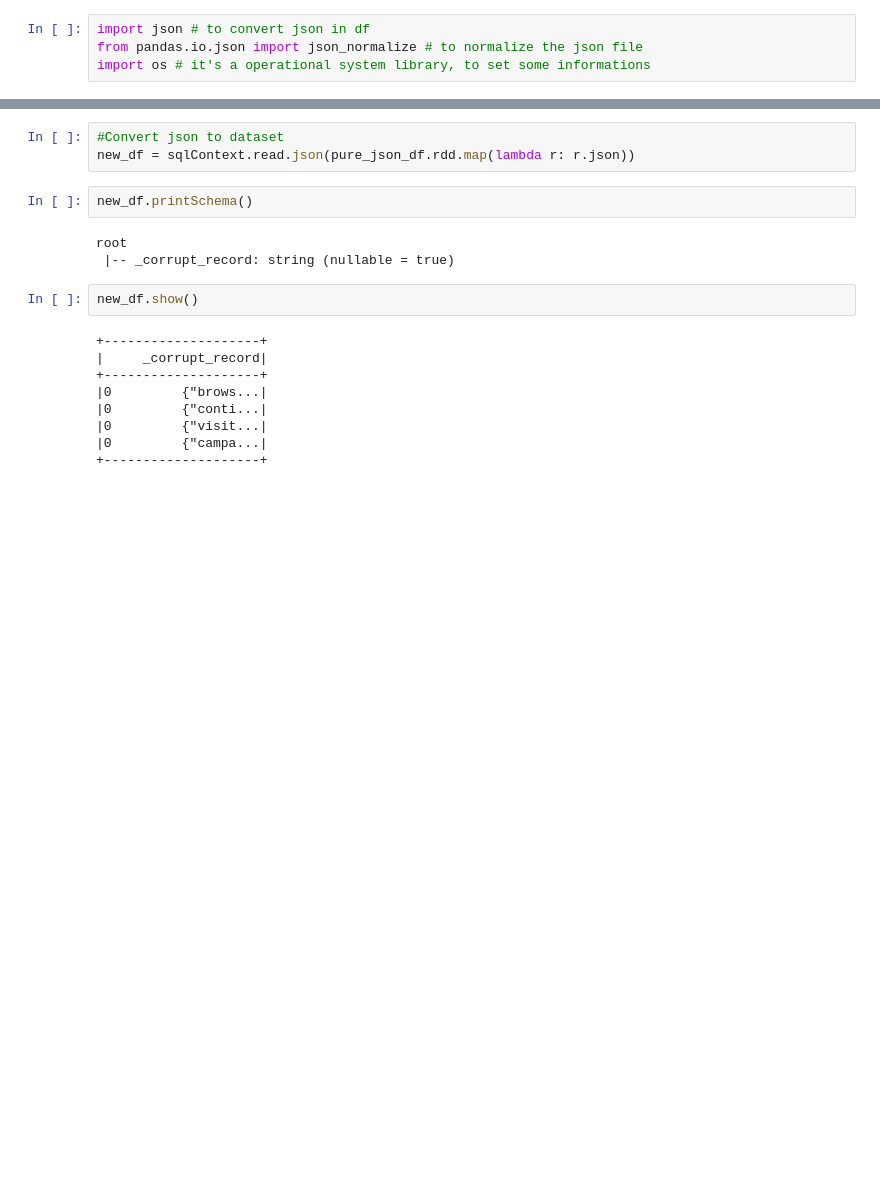
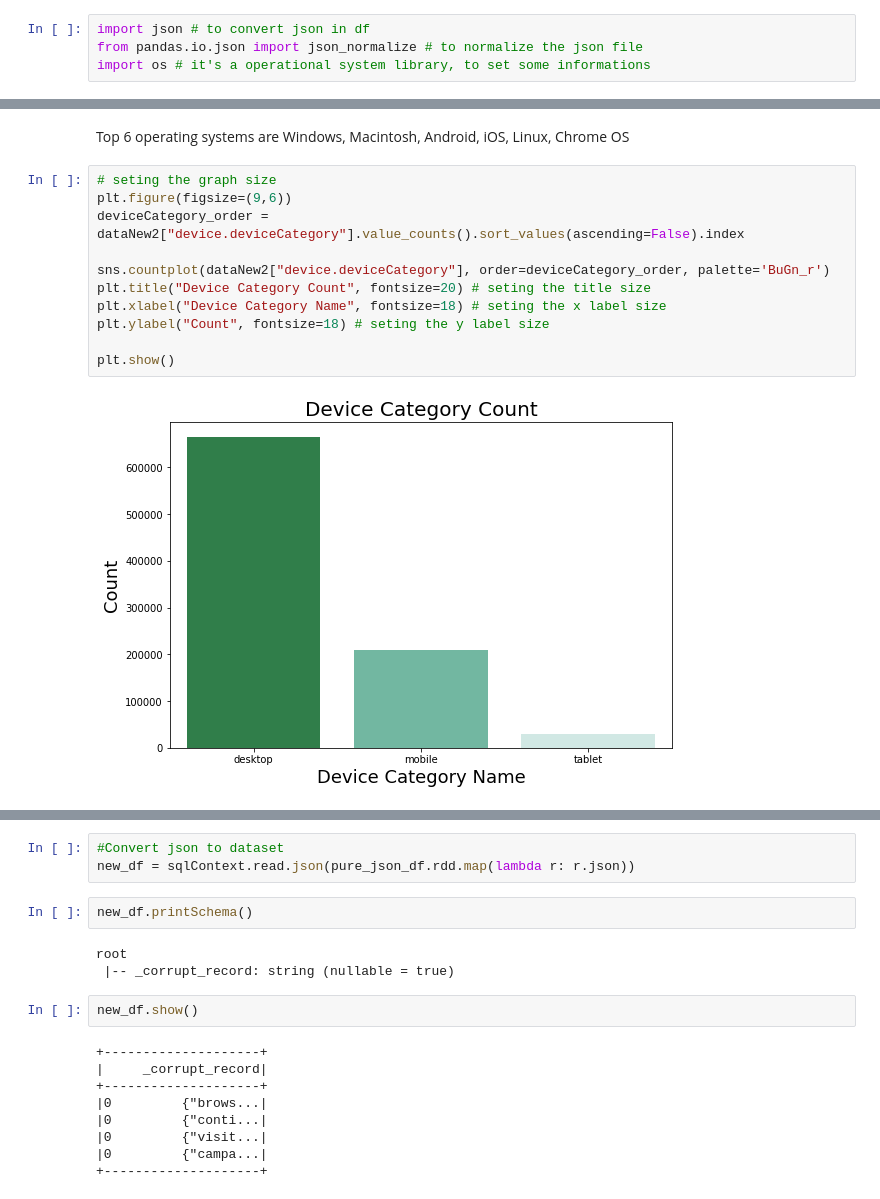
Before and after one commit to HuangChinYen/Project---Google-Analytics-Customer-Revenue, a Jupyter notebook: BigData.ipynb, the cells around one changed output, grey strips where cells are left out. Cells and saved outputs as stored; diff of their text form; blank space fills up the shorter version.

```diff
--- a/BigData.ipynb
+++ b/BigData.ipynb
@@ -188,0 +332,15 @@ KeyError: 'device'
+# %% [markdown]
+Top 6 operating systems are Windows, Macintosh, Android, iOS, Linux, Chrome OS
+# %%
+# seting the graph size
+plt.figure(figsize=(9,6))
+deviceCategory_order = dataNew2["device.deviceCategory"].value_counts().sort_values(ascending=False).index
+
+sns.countplot(dataNew2["device.deviceCategory"], order=deviceCategory_order, palette='BuGn_r')
+plt.title("Device Category Count", fontsize=20) # seting the title size
+plt.xlabel("Device Category Name", fontsize=18) # seting the x label size
+plt.ylabel("Count", fontsize=18) # seting the y label size
+
+plt.show()
+# %% [output]
+[figure, added]
```
Also changed, not shown: parts of 106 cells of this notebook, 1 other file.
